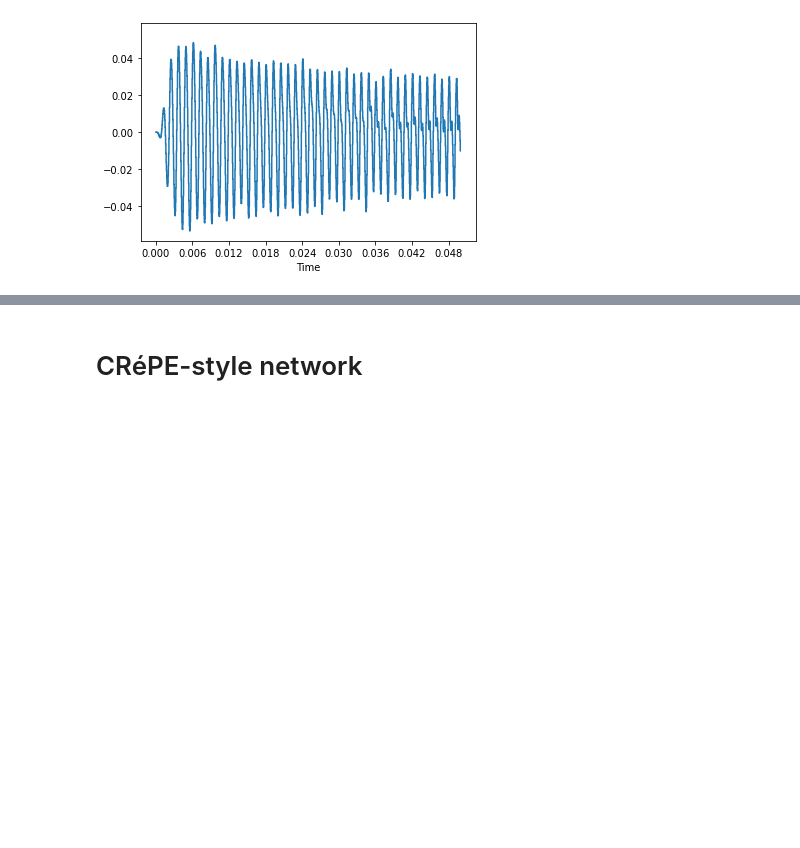
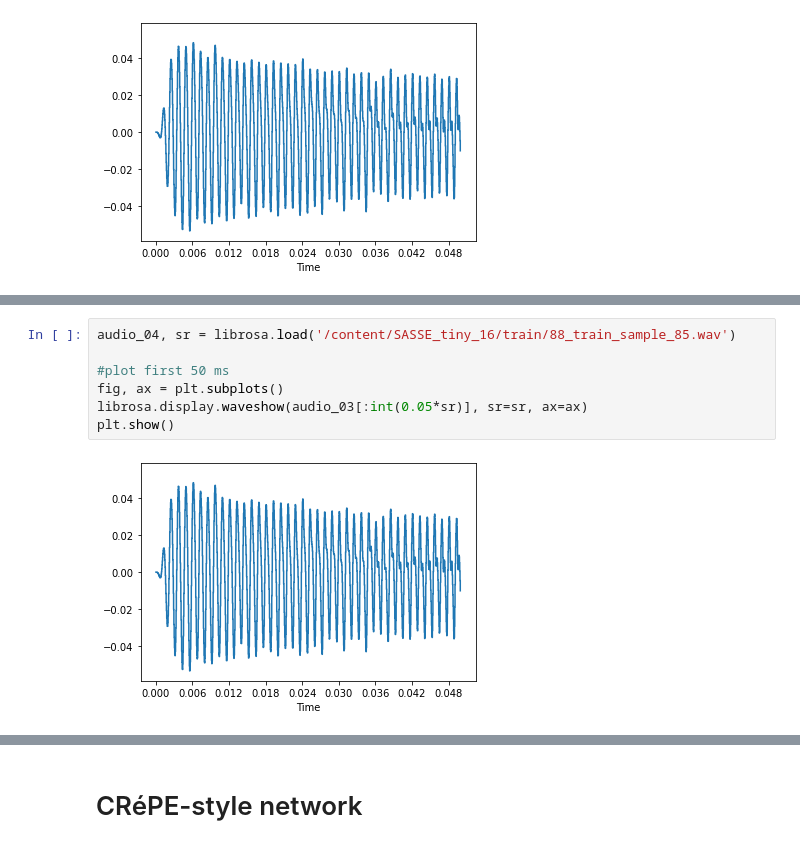
Before and after one commit to malloyca/steelpan-pitch-private, a Jupyter notebook: onset-pitch/steelpan_onset.ipynb, the cells around one changed output, grey strips where cells are left out. Cells and saved outputs as stored; diff of their text form; blank space fills up the shorter version.

Commit message:
Import SASSE dataset, Preview audio files

```diff
--- a/onset-pitch/steelpan_onset.ipynb
+++ b/onset-pitch/steelpan_onset.ipynb
@@ -104,0 +158,9 @@ print(pyin_out)
+# %%
+audio_04, sr = librosa.load('/content/SASSE_tiny_16/train/88_train_sample_85.wav')
+
+#plot first 50 ms
+fig, ax = plt.subplots()
+librosa.display.waveshow(audio_03[:int(0.05*sr)], sr=sr, ax=ax)
+plt.show()
+# %% [output]
+[figure, added]
```
Also changed, not shown: parts of 18 cells of this notebook.
